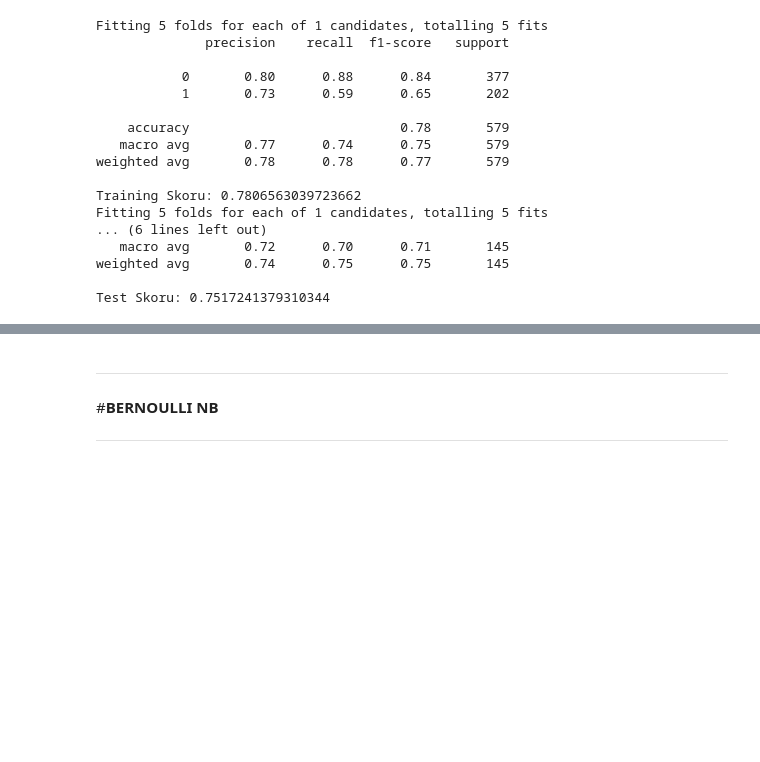
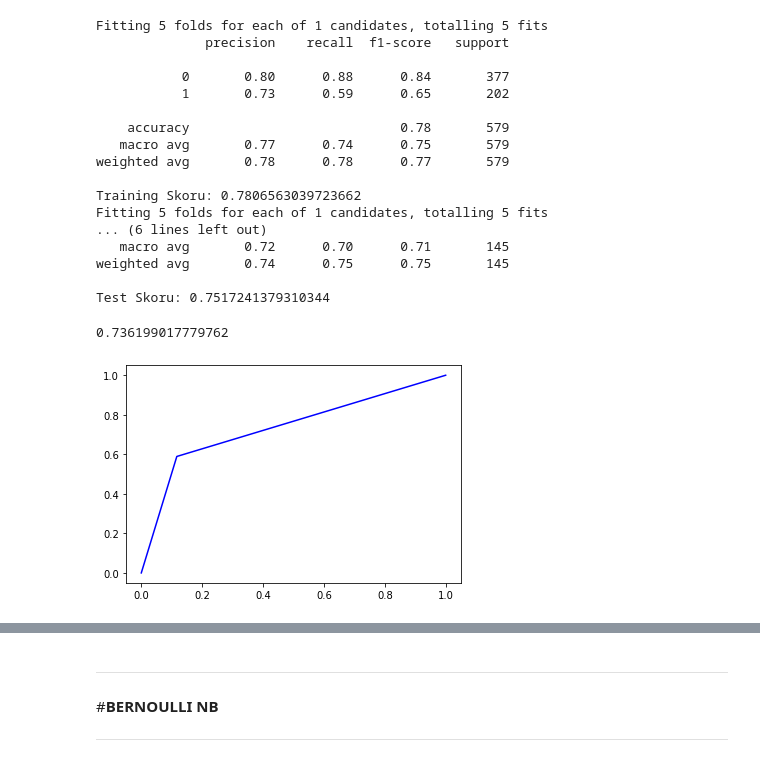
Before and after one commit to BoranOner/Predicting-Diabetes, a Jupyter notebook: SatırEksikDengesiz.ipynb, the cells around one changed output, grey strips where cells are left out. Saved outputs shown, nothing was run; the diff lists cells and outputs as text; code cells hidden in the pictures; blank space fills up the shorter version.

```diff
--- a/SatırEksikDengesiz.ipynb
+++ b/SatırEksikDengesiz.ipynb
@@ -308,15 +311,15 @@ gs_NB = GridSearchCV(estimator=nb_classifier, param_grid=params_NB,verbose=1, sc
 
 #Train Sınıflandırma raporunu yazdırmak
 gs_NB.fit(X_train,y_train)
-gs_NB_pre = gs_NB.predict(X_train)
-print(classification_report(y_train , gs_NB_pre))
-print("Training Skoru:",accuracy_score(y_train , gs_NB_pre))
+gs_NB_pre_train = gs_NB.predict(X_train)
+print(classification_report(y_train , gs_NB_pre_train))
+print("Training Skoru:",accuracy_score(y_train , gs_NB_pre_train))
 
 #Test Sınıflandırma raporunu yazdırmak
 gs_NB.fit(X_test,y_test)
-gs_NB_pre = gs_NB.predict(X_test)
-print(classification_report(y_test , gs_NB_pre))
-print("Test Skoru:",accuracy_score(y_test , gs_NB_pre))
+gs_NB_pre_test = gs_NB.predict(X_test)
+print(classification_report(y_test , gs_NB_pre_test))
+print("Test Skoru:",accuracy_score(y_test , gs_NB_pre_test))
 # %% [output]
 Fitting 5 folds for each of 1 candidates, totalling 5 fits
               precision    recall  f1-score   support
@@ -335,3 +338,12 @@ Fitting 5 folds for each of 1 candidates, totalling 5 fits
 weighted avg       0.74      0.75      0.75       145
 
 Test Skoru: 0.7517241379310344
+# %%
+#Hiperparametre train ROC curve
+fpr , tpr , thresolds = metrics.roc_curve(y_train, gs_NB_pre_train)
+roc_auc = metrics.auc(fpr , tpr)
+plt.plot(fpr , tpr ,'b' ,label = 'AUC =0.2f' %roc_auc)
+roc_auc
+# %% [output]
+0.736199017779762
+[figure, added]
```
Also changed, not shown: parts of 61 cells of this notebook.
